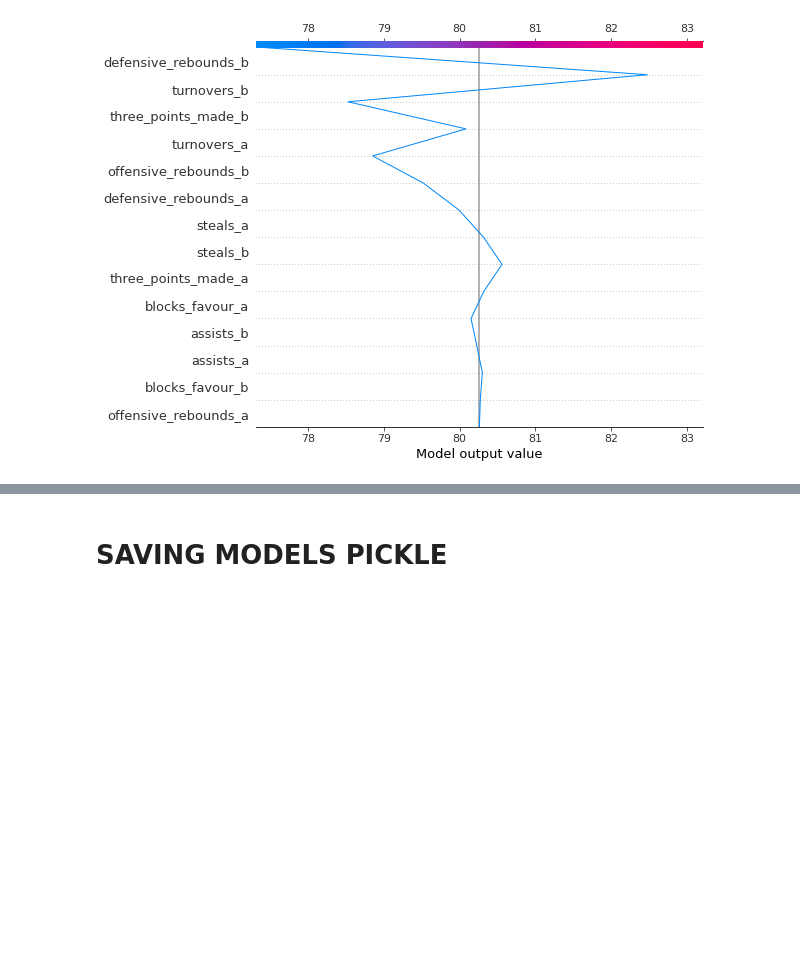
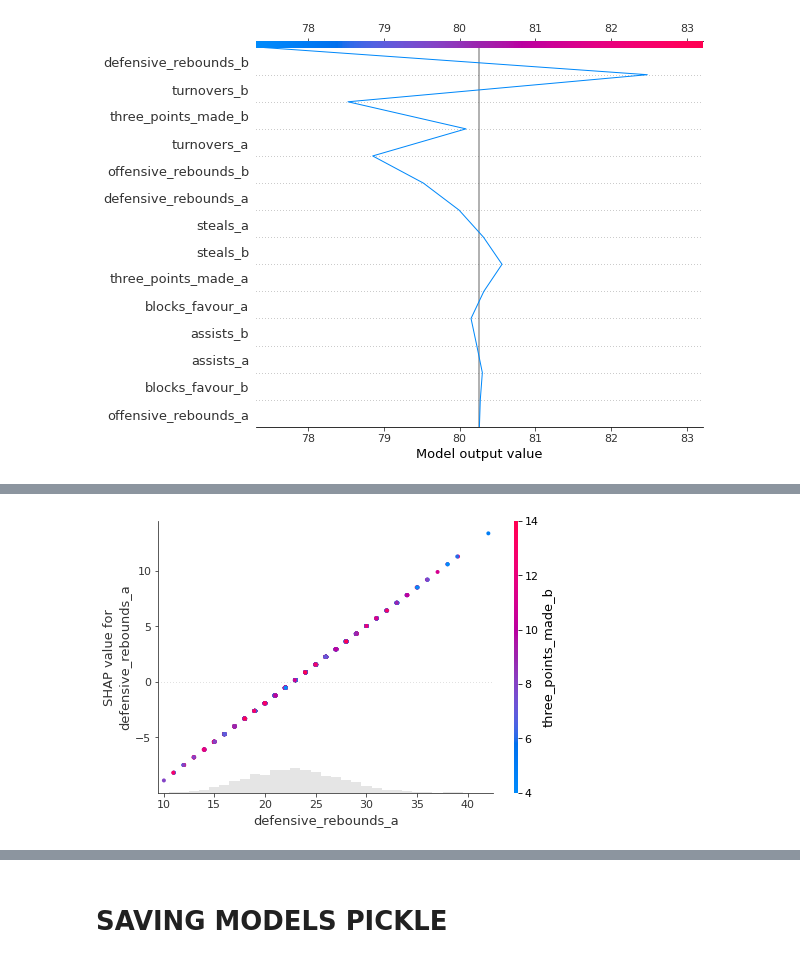
Before and after one commit to raulfu/analitica_visual, a Jupyter notebook: EDA_predictive_models.ipynb, the cells around one changed output, grey strips where cells are left out. Cells and saved outputs as stored; diff of their text form; code cells hidden in the pictures; blank space fills up the shorter version.

```diff
--- a/EDA_predictive_models.ipynb
+++ b/EDA_predictive_models.ipynb
@@ -1473,0 +1501,4 @@ shap.decision_plot(explainer_points_b.expected_value, shap_values_points_b_sampl
+# %%
+shap.plots.scatter(shap_values[:, 'defensive_rebounds_a'], color=shap_values[:, 'three_points_made_b'])
+# %% [output]
+[figure, added]
```
Also changed, not shown: parts of 14 cells of this notebook, 9 other files.
